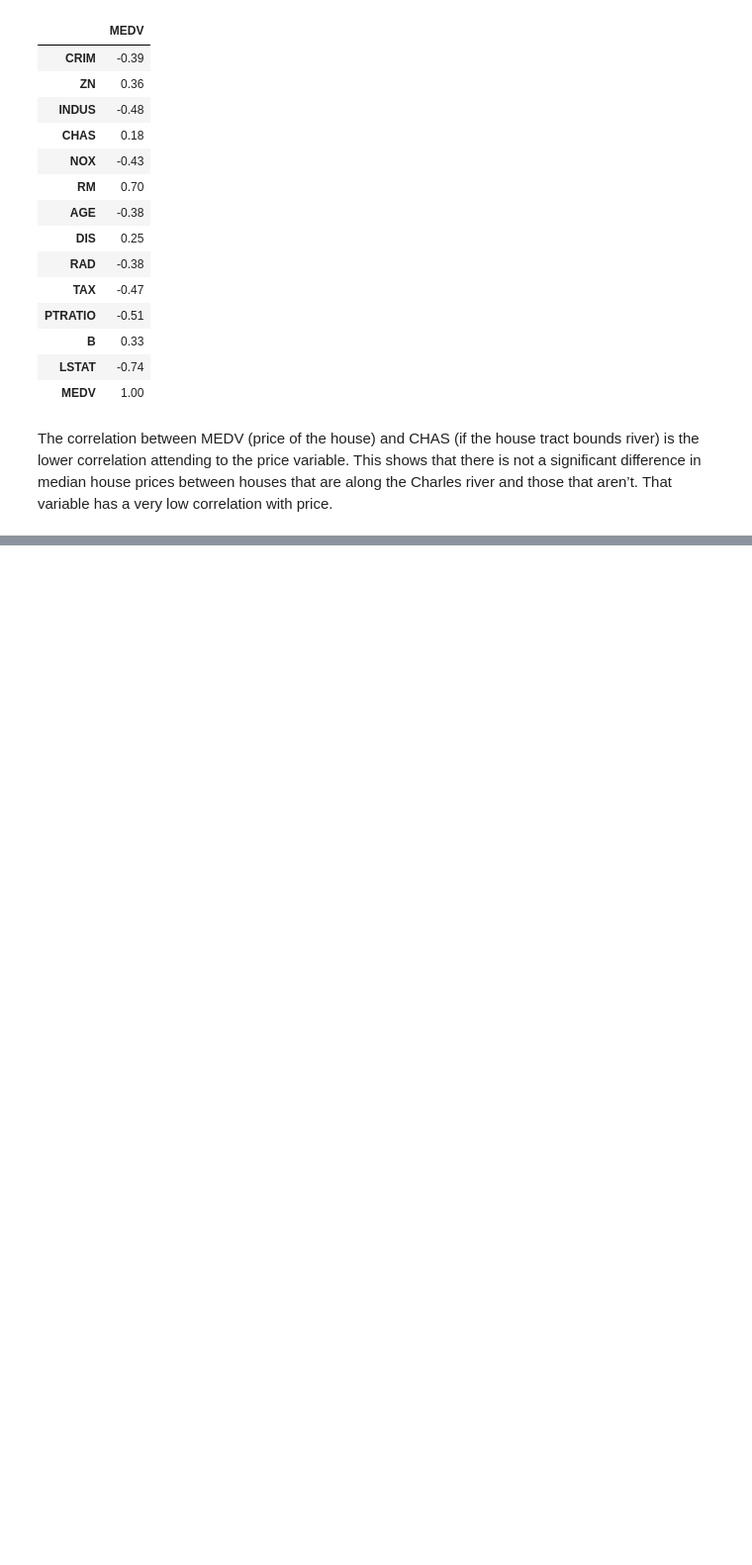
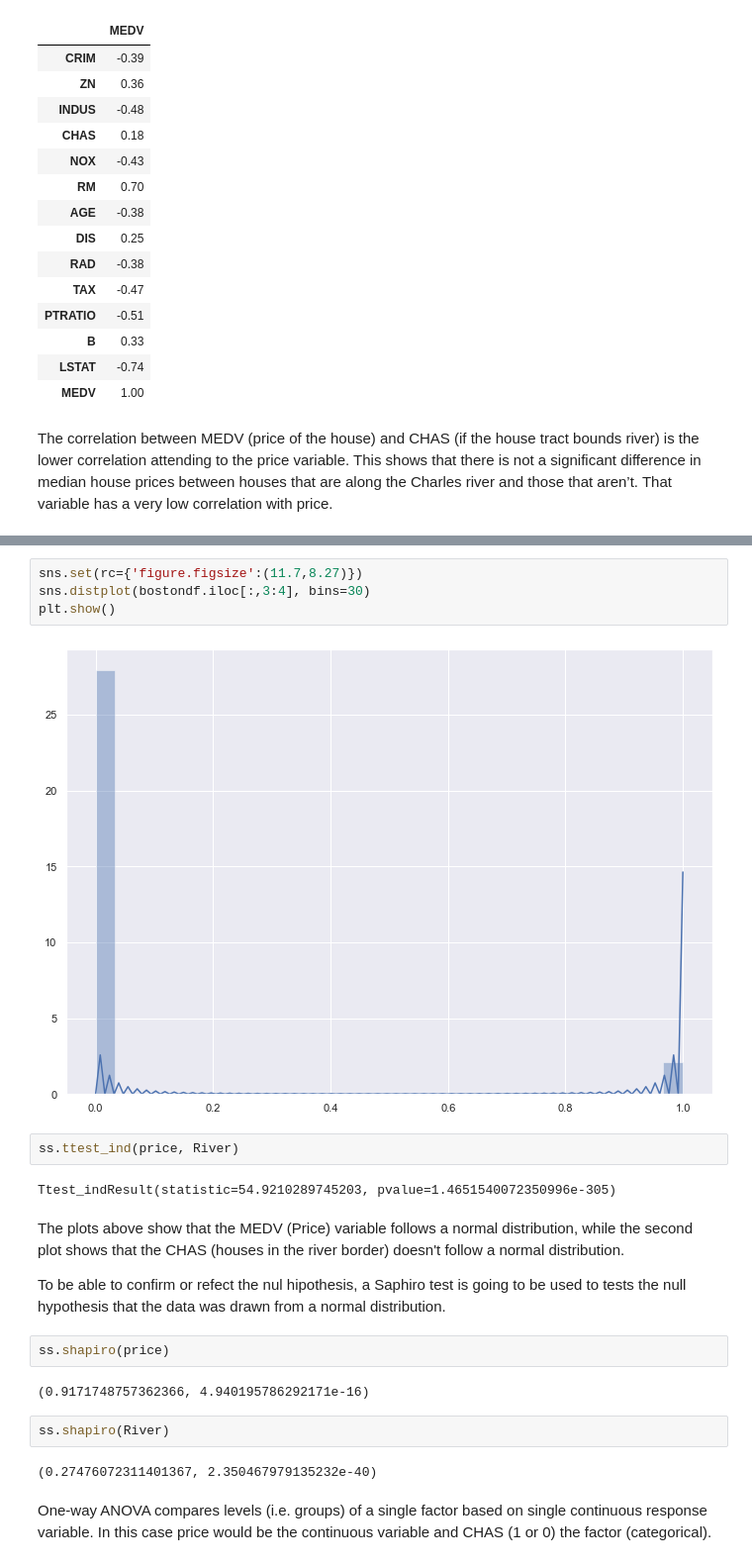
Before and after one commit to Nayade2lu/machine-learning, a Jupyter notebook: Project Machine Learning Lucia Saura Corella.ipynb, the cells around one changed output, grey strips where cells are left out. Shown: that part at 99% size. Cells and saved outputs as stored; diff of their text form; blank space fills up the shorter version.

```diff
--- a/Project Machine Learning Lucia Saura Corella.ipynb
+++ b/Project Machine Learning Lucia Saura Corella.ipynb
@@ -327,0 +342,24 @@ The correlation between MEDV (price of the house) and CHAS (if the house tract b
+# %%
+sns.set(rc={'figure.figsize':(11.7,8.27)})
+sns.distplot(bostondf.iloc[:,3:4], bins=30)
+plt.show()
+# %% [output]
+[figure, added]
+# %%
+ss.ttest_ind(price, River)
+# %% [output]
+Ttest_indResult(statistic=54.9210289745203, pvalue=1.4651540072350996e-305)
+# %% [markdown]
+The plots above show that the MEDV (Price) variable follows a normal distribution, while the second plot shows that the CHAS (houses in the river border) doesn't follow a normal distribution.
+
+To be able to confirm or refect the nul hipothesis, a Saphiro test is going to be used to tests the null hypothesis that the data was drawn from a normal distribution.
+# %%
+ss.shapiro(price)
+# %% [output]
+(0.9171748757362366, 4.940195786292171e-16)
+# %%
+ss.shapiro(River)
+# %% [output]
+(0.27476072311401367, 2.350467979135232e-40)
+# %% [markdown]
+One-way ANOVA compares levels (i.e. groups) of a single factor based on single continuous response variable. In this case price would be the continuous variable and CHAS (1 or 0) the factor (categorical).
```
Also changed, not shown: parts of 7 cells of this notebook.
